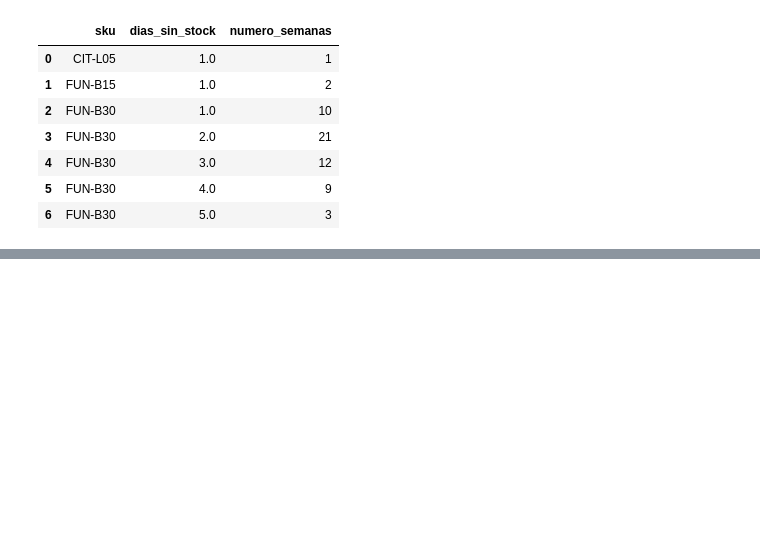
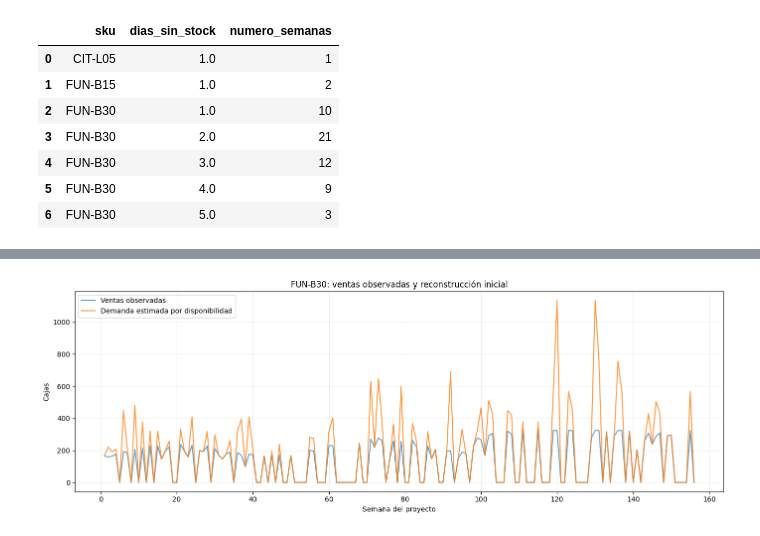
Before and after one commit to angelolucero-cloud/GO-Grupo-2, a Jupyter notebook: Parte-B/Entrega1_ParteB.ipynb, the cells around one changed output, grey strips where cells are left out. Drawn from its saved outputs; the diff is of its cells as text; code cells hidden in the pictures; blank space fills up the shorter version.

Commit message:
Actualizar punto 2: reconstrucción de demanda y escenarios de censura

```diff
--- a/Parte-B/Entrega1_ParteB.ipynb
+++ b/Parte-B/Entrega1_ParteB.ipynb
@@ -1461,0 +1580,80 @@ Total de semanas potencialmente censuradas: 58
+# %%
+ventas = demanda_censura["ventas_cajas"]
+estimacion = demanda_censura["demanda_estimada_disponibilidad"]
+dias = demanda_censura["dias_sin_stock"]
+
+sin_censura = dias.eq(0) & ventas.notna()
+con_censura = dias.gt(0) & dias.lt(7) & ventas.notna()
+
+ceros_sin_censura = sin_censura & ventas.eq(0)
+
+comprobaciones = pd.Series({
+    "Semanas censuradas con estimación":
+        int((con_censura & estimacion.notna()).sum()),
+
+    "Estimaciones inferiores a ventas observadas":
+        int((con_censura & (estimacion < ventas)).sum()),
+
+    "Semanas sin censura modificadas":
+        int((
+            sin_censura
+            & ~np.isclose(estimacion, ventas, equal_nan=True)
+        ).sum()),
+
+    "Ceros sin censura modificados":
+        int((
+            ceros_sin_censura
+            & ~estimacion.eq(0)
+        ).sum()),
+
+    "Estimaciones infinitas":
+        int(np.isinf(estimacion).sum()),
+
+    "Registros sin estimación":
+        int(estimacion.isna().sum())
+})
+
+display(comprobaciones.to_frame("resultado"))
+
+print("Diez casos con mayor factor de ajuste:")
+
+display(
+    ajustes_censura
+    .sort_values(
+        ["factor_disponibilidad", "cajas_adicionales_estimadas"],
+        ascending=False
+    )
+    .head(10)
+    .round(2)
+)
+
+serie = (
+    demanda_censura.loc[demanda_censura["sku"] == "FUN-B30"]
+    .sort_values("semana")
+)
+
+fig, ax = plt.subplots(figsize=(14, 5))
+
+ax.plot(
+    serie["semana"],
+    serie["ventas_cajas"],
+    label="Ventas observadas",
+    alpha=0.7
+)
+
+ax.plot(
+    serie["semana"],
+    serie["demanda_estimada_disponibilidad"],
+    label="Demanda estimada por disponibilidad",
+    alpha=0.8
+)
+
+ax.set_title("FUN-B30: ventas observadas y reconstrucción inicial")
+ax.set_xlabel("Semana del proyecto")
+ax.set_ylabel("Cajas")
+ax.grid(alpha=0.2)
+ax.legend()
+
+plt.tight_layout()
+plt.show()
+# %% [output]
@@ -1461,0 +1679 @@ Total de semanas potencialmente censuradas: 58
+[figure, added]
```
Also changed, not shown: parts of 6 cells of this notebook.
